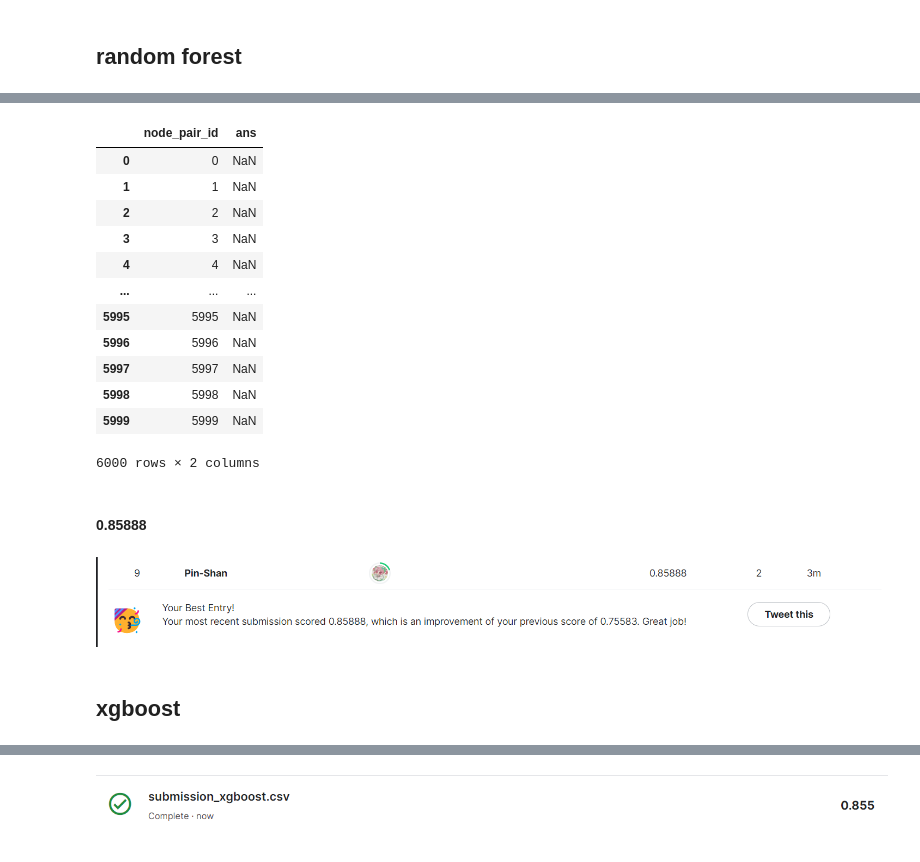
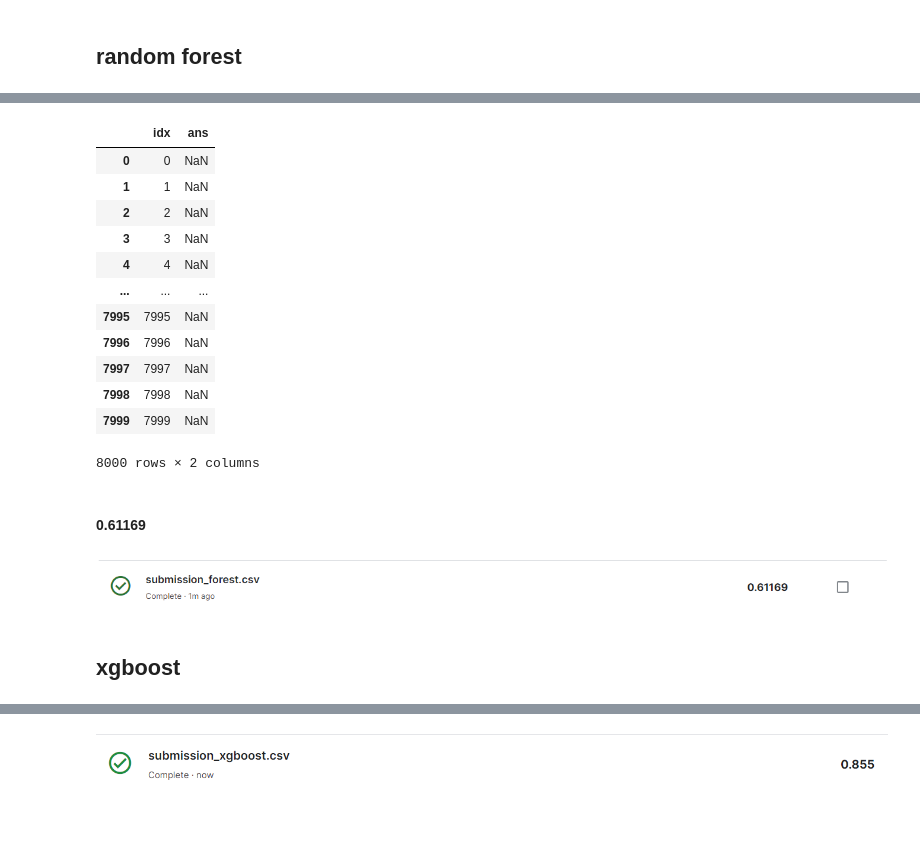
Before and after one commit to jimmywang1230/2024SocialMediaAnalytics, a Jupyter notebook: 112-2 Social Media Analytics/svm_randomforest_xgboost.ipynb, the cells around one changed output, grey strips where cells are left out. Drawn from its saved outputs; the diff is of its cells as text; code cells hidden in the pictures; blank space fills up the shorter version.

Commit message:
xgboost

```diff
--- a/112-2 Social Media Analytics/svm_randomforest_xgboost.ipynb
+++ b/112-2 Social Media Analytics/svm_randomforest_xgboost.ipynb
@@ -161,21 +246,21 @@ len(predictions_forest)
 # %%
 predictions_forest = predictions_forest.tolist()
 # %%
-submission_path = 'hw1/2023-ntust-practice-of-social-media-analyticshw1/sample_submit.csv'
-submission_df = pd.read_csv('hw1/2023-ntust-practice-of-social-media-analyticshw1/sample_submit.csv')
+submission_path = 'C:/Users/Administrator/Desktop/台科/課程/112-2 社群分析/112-2 Social Media Analytics/hw1 Linkprediction/2024-ntust-practice-of-social-media-analytics-hw1/sample_submission.csv'
+submission_df = pd.read_csv('C:/Users/Administrator/Desktop/台科/課程/112-2 社群分析/112-2 Social Media Analytics/hw1 Linkprediction/2024-ntust-practice-of-social-media-analytics-hw1/sample_submission.csv')
 submission_df
 # %% [output]
-|  | node_pair_id | ans |
+|  | idx | ans |
 | 0 | 0 | NaN |
 | 1 | 1 | NaN |
 | 2 | 2 | NaN |
 | 3 | 3 | NaN |
 | 4 | 4 | NaN |
 | ... | ... | ... |
-| 5995 | 5995 | NaN |
-| 5996 | 5996 | NaN |
-| 5997 | 5997 | NaN |
-| 5998 | 5998 | NaN |
-| 5999 | 5999 | NaN |
+| 7995 | 7995 | NaN |
+| 7996 | 7996 | NaN |
+| 7997 | 7997 | NaN |
+| 7998 | 7998 | NaN |
+| 7999 | 7999 | NaN |
-6000 rows × 2 columns
+8000 rows × 2 columns
 # %%
@@ -183,10 +268,10 @@ submission_forest = pd.DataFrame({ 'node_pair_id': submission_df.node_pair_id.va
 submission_forest.to_csv("submission_forest.csv", index=False)
 # %% [markdown]
-#### 0.85888
+#### 0.61169
 # %% [markdown]
-![image.png](attachment:image.png)
+![image-2.png](attachment:image-2.png)
-# %% [markdown]
-## xgboost
+# %% [markdown]
+## xgboost
 # %%
 from xgboost import XGBClassifier
 
```
Also changed, not shown: parts of 29 cells of this notebook, 5 other files.
